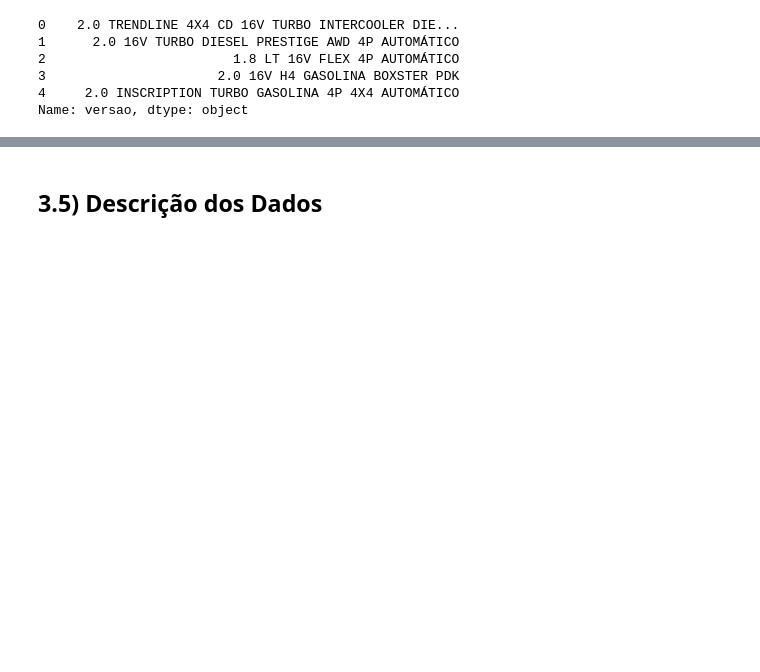
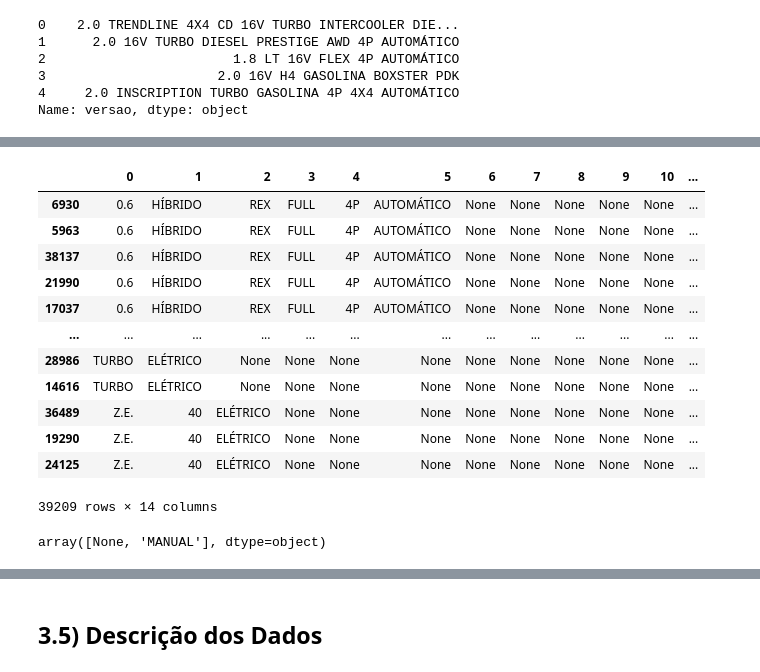
Before and after one commit to GustavoBarros11/hackday, a Jupyter notebook: brainrent_notebook.ipynb, the cells around one changed output, grey strips where cells are left out. Saved outputs shown, nothing was run; the diff lists cells and outputs as text; code cells hidden in the pictures; blank space fills up the shorter version.

```diff
--- a/brainrent_notebook.ipynb
+++ b/brainrent_notebook.ipynb
@@ -109,3 +109,23 @@ df_versao.head()
 | 2 | 1.8 | LT | 16V | FLEX | 4P | AUTOMÁTICO | None | None | None | None | None | ... |
 | 3 | 2.0 | 16V | H4 | GASOLINA | BOXSTER | PDK | None | None | None | None | None | ... |
 | 4 | 2.0 | INSCRIPTION | TURBO | GASOLINA | 4P | 4X4 | AUTOMÁTICO | None | None | None | None | ... |
+# %%
+df_versao.sort_values(0)
+# %% [output]
+|  | 0 | 1 | 2 | 3 | 4 | 5 | 6 | 7 | 8 | 9 | 10 | ... |
+| 6930 | 0.6 | HÍBRIDO | REX | FULL | 4P | AUTOMÁTICO | None | None | None | None | None | ... |
+| 5963 | 0.6 | HÍBRIDO | REX | FULL | 4P | AUTOMÁTICO | None | None | None | None | None | ... |
+| 38137 | 0.6 | HÍBRIDO | REX | FULL | 4P | AUTOMÁTICO | None | None | None | None | None | ... |
+| 21990 | 0.6 | HÍBRIDO | REX | FULL | 4P | AUTOMÁTICO | None | None | None | None | None | ... |
+| 17037 | 0.6 | HÍBRIDO | REX | FULL | 4P | AUTOMÁTICO | None | None | None | None | None | ... |
+| ... | ... | ... | ... | ... | ... | ... | ... | ... | ... | ... | ... | ... |
+| 28986 | TURBO | ELÉTRICO | None | None | None | None | None | None | None | None | None | ... |
+| 14616 | TURBO | ELÉTRICO | None | None | None | None | None | None | None | None | None | ... |
+| 36489 | Z.E. | 40 | ELÉTRICO | None | None | None | None | None | None | None | None | ... |
+| 19290 | Z.E. | 40 | ELÉTRICO | None | None | None | None | None | None | None | None | ... |
+| 24125 | Z.E. | 40 | ELÉTRICO | None | None | None | None | None | None | None | None | ... |
+39209 rows × 14 columns
+# %%
+df_versao[13].unique()
+# %% [output]
+array([None, 'MANUAL'], dtype=object)
```
Also changed, not shown: parts of 10 cells of this notebook, 2 other files.
